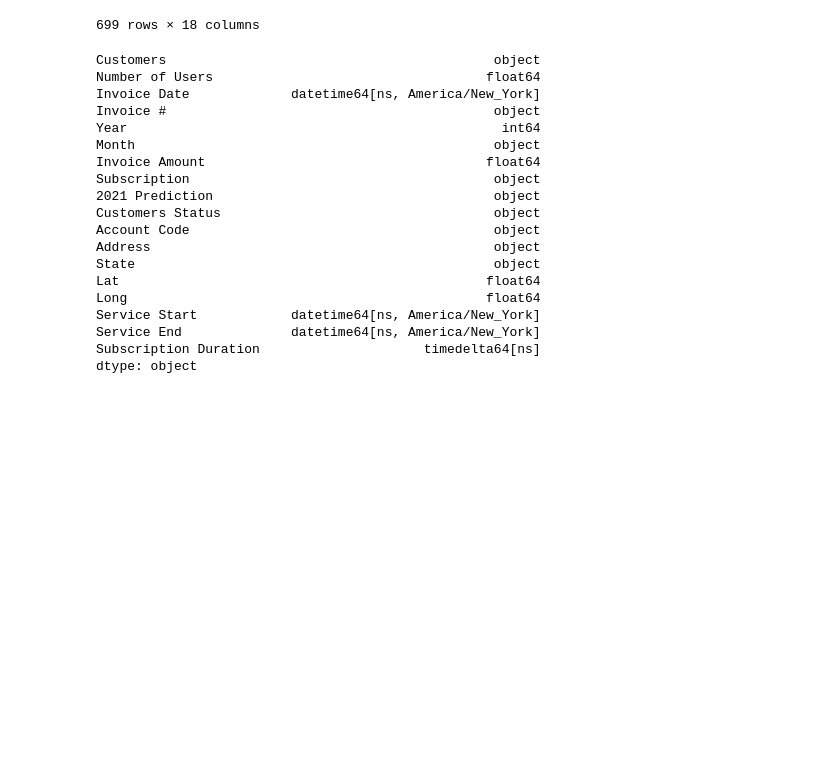
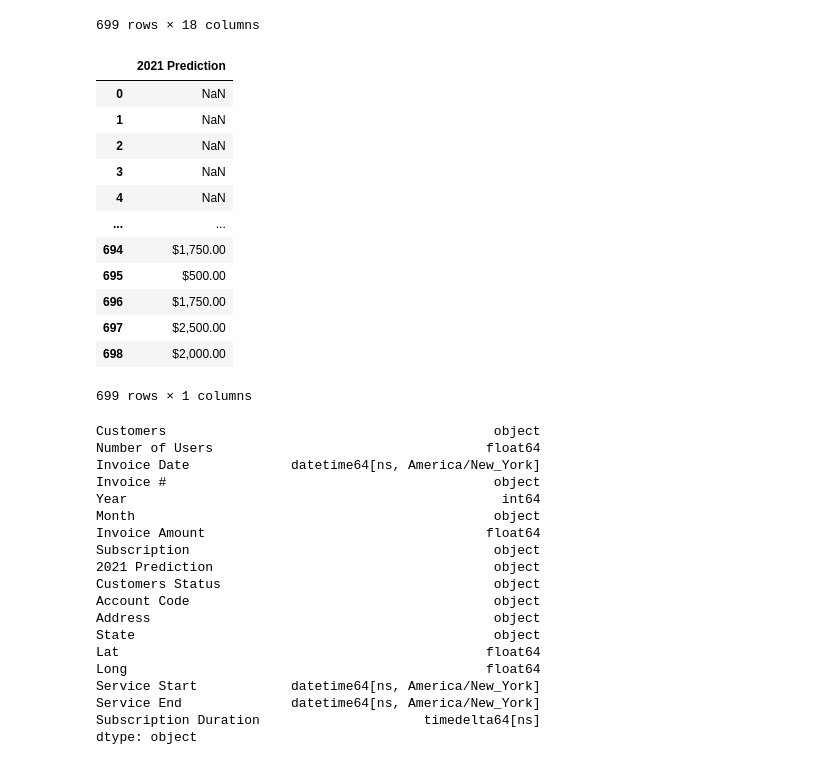
Before and after one commit to dd2-GWFinTech-Projects/Project1_ProductMarketingAnalysis, a Jupyter notebook: 02_Processing/07_Plots.ipynb, the cells around one changed output. Saved outputs shown, nothing was run; the diff lists cells and outputs as text; code cells hidden in the pictures; blank space fills up the shorter version.

```diff
--- a/02_Processing/07_Plots.ipynb
+++ b/02_Processing/07_Plots.ipynb
@@ -64,6 +68,23 @@ atlas
 | 697 | Brock University | 350.0 | 2020-12-08 00:00:00-05:00 | NB120820 | 2020 | December | 2500.0 | 6 Months | ... |
 | 698 | UNC Wilmington | 200.0 | 2020-12-08 00:00:00-05:00 | NB120820C | 2020 | December | 2000.0 | 1 Year | ... |
 699 rows × 18 columns
+# %%
+format_atlas = atlas.iloc[:, [8]]
+format_atlas.format()
+# %% [output]
+|  | 2021 Prediction |
+| 0 | NaN |
+| 1 | NaN |
+| 2 | NaN |
+| 3 | NaN |
+| 4 | NaN |
+| ... | ... |
+| 694 | $1,750.00 |
+| 695 | $500.00 |
+| 696 | $1,750.00 |
+| 697 | $2,500.00 |
+| 698 | $2,000.00 |
+699 rows × 1 columns
 # %%
 atlas.dtypes
 # %% [output]
```
Also changed, not shown: parts of 32 cells of this notebook, 4 other files.
